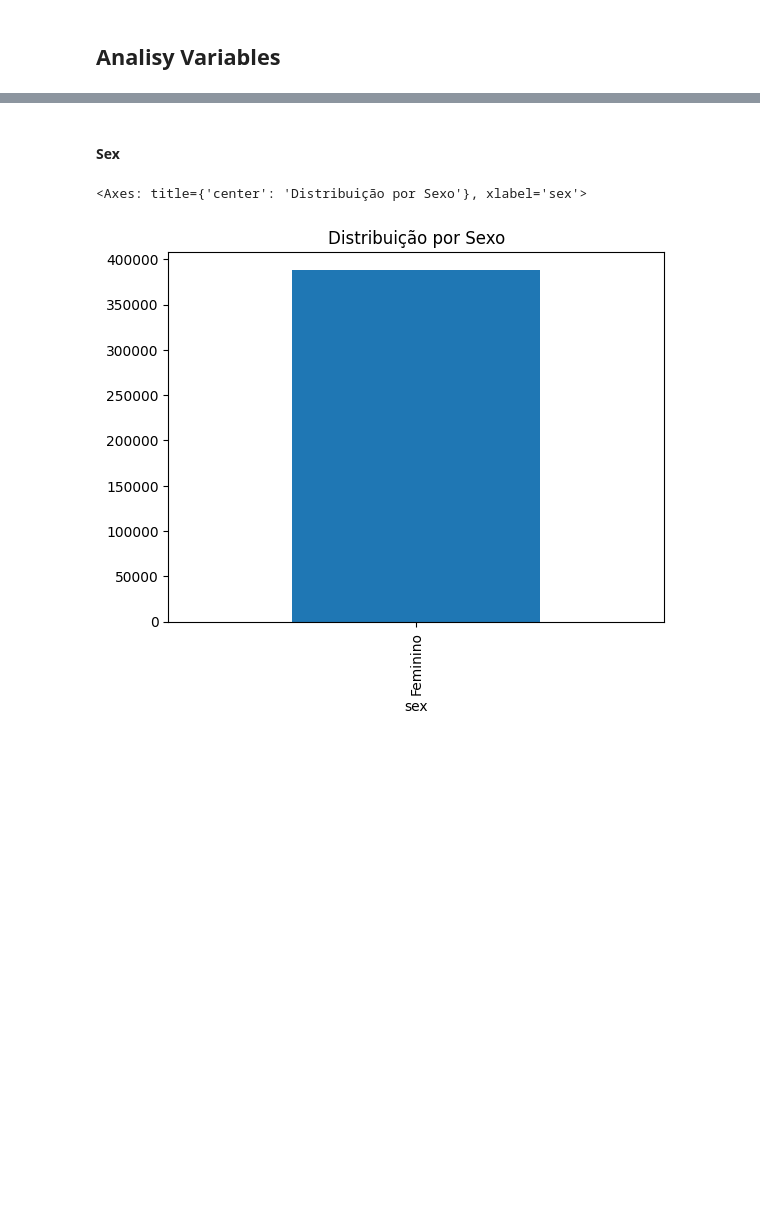
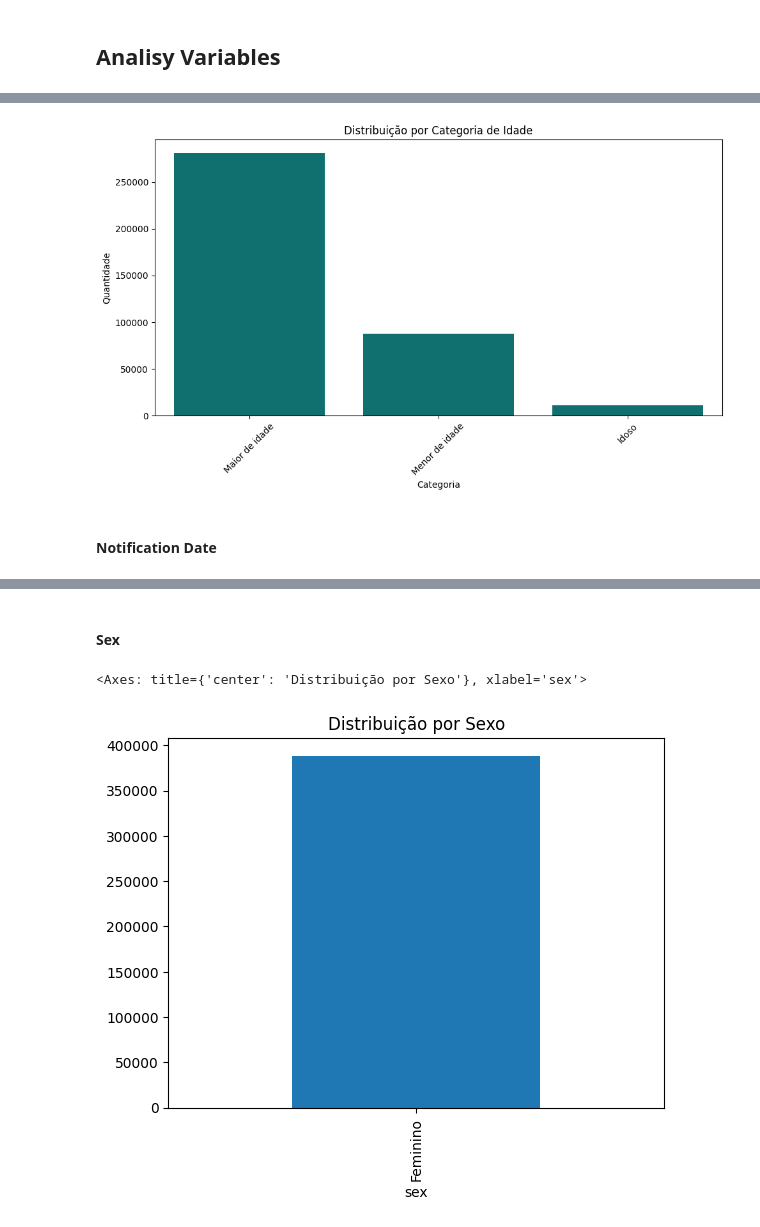
Before and after one commit to gribeiros/TCC-MBA, a Jupyter notebook: notebooks/main_violencia_mulheres_ses.ipynb, the cells around one changed output, grey strips where cells are left out. Saved outputs shown, nothing was run; the diff lists cells and outputs as text; code cells hidden in the pictures; blank space fills up the shorter version.

```diff
--- a/notebooks/main_violencia_mulheres_ses.ipynb
+++ b/notebooks/main_violencia_mulheres_ses.ipynb
@@ -111,0 +174,31 @@ df_cleaned = main.copy()
+# %%
+# Categoriza idades
+def categorize_age(age):
+    if age < 18:
+        return 'Menor de idade'
+    elif age < 60:
+        return 'Maior de idade'
+    else:
+        return 'Idoso'
+
+df_cleaned['age_category'] = df_cleaned['age'].apply(categorize_age)
+
+main['age_category'] = main['age'].apply(categorize_age)
+
+plt.figure(figsize=(10, 6))
+sns.countplot(
+    data=df_cleaned,
+    x='age_category',
+    order=df_cleaned['age_category'].value_counts().index,
+    color='teal'
+)
+plt.title('Distribuição por Categoria de Idade')
+plt.xlabel('Categoria')
+plt.ylabel('Quantidade')
+plt.xticks(rotation=45)
+plt.tight_layout()
+plt.show()
+# %% [output]
+[figure, added]
+# %% [markdown]
+#### Notification Date
```
Also changed, not shown: parts of 38 cells of this notebook, 30 other files.
